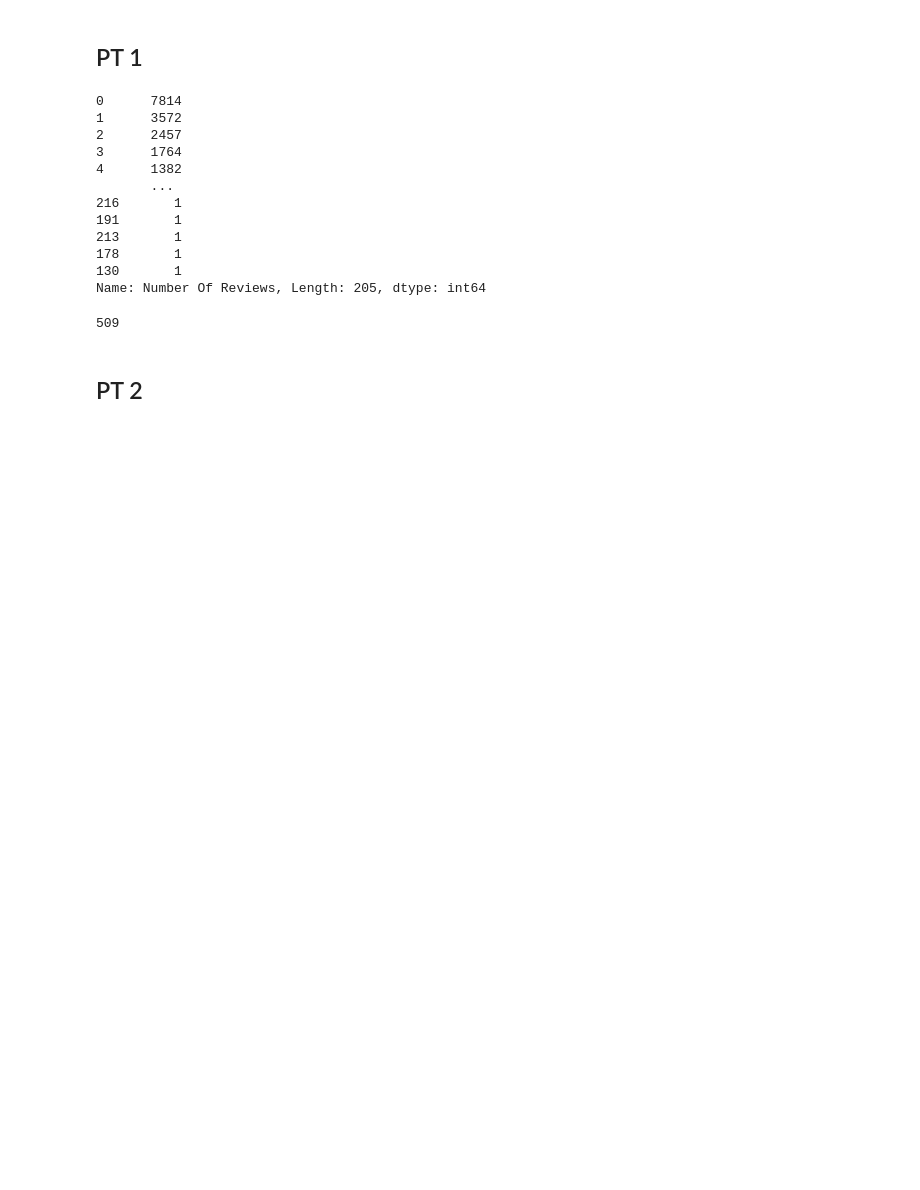
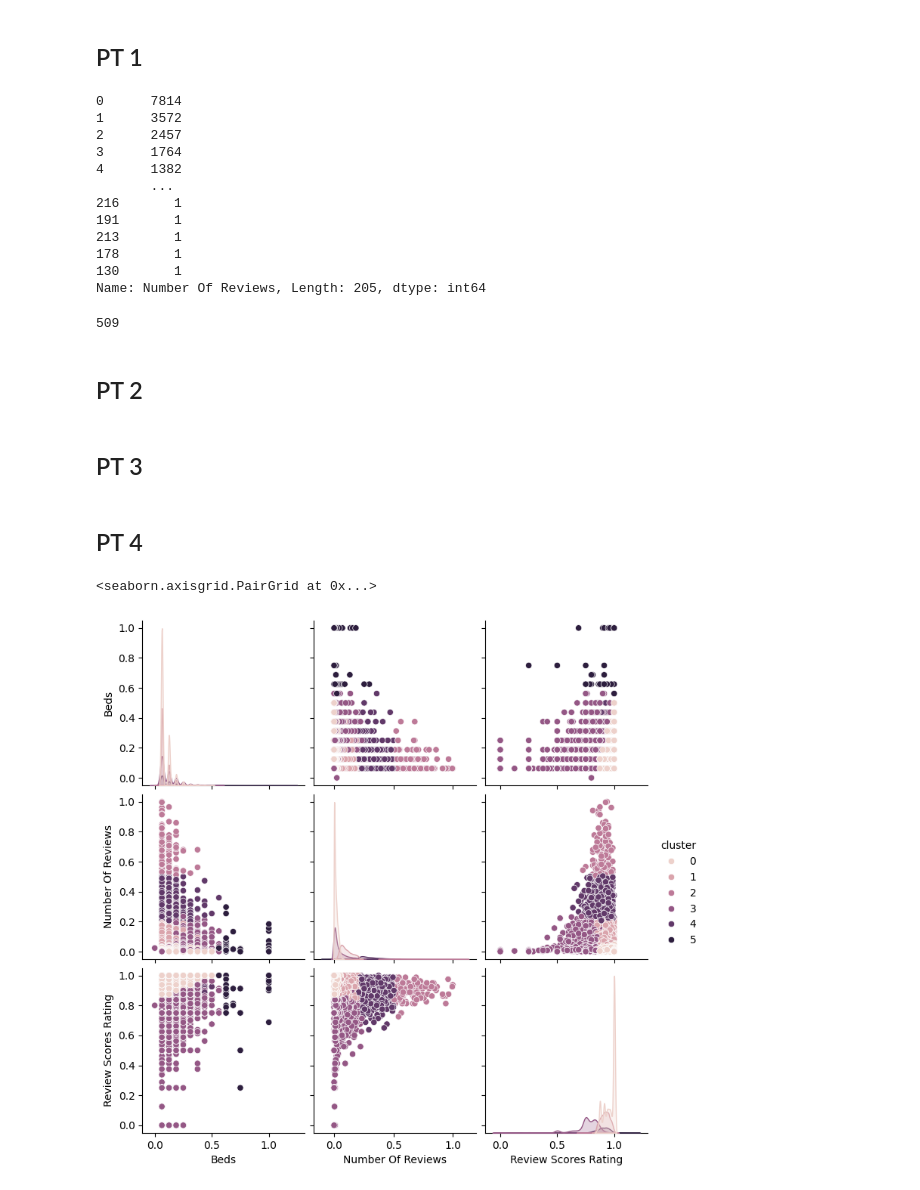
Before and after one commit to rvt9bx/DS3001kmc, a Jupyter notebook: assignment_kmc.ipynb, the cells around one changed output. Saved outputs shown, nothing was run; the diff lists cells and outputs as text; code cells hidden in the pictures; blank space fills up the shorter version.

```diff
--- a/assignment_kmc.ipynb
+++ b/assignment_kmc.ipynb
@@ -78,11 +79,15 @@ df.loc[df['Number Of Reviews']>0,'Review Scores Rating'].isnull().sum() # there
 # %% [markdown]
 ## PT 2
 # %%
-# set X = relevant variables
-X = df.loc[:,['Price','Beds','Number Of Reviews','Review Scores Rating']]
+# set my_df = relevant variables
+my_df = df.loc[:,['Price','Beds','Number Of Reviews','Review Scores Rating']]
 
 # remove null
-X = X.dropna()
+my_df = my_df.dropna()
+
+# select clustering variables
+X = my_df.loc[:,['Beds','Number Of Reviews','Review Scores Rating']]
+y = my_df['Price']
 
 # maxmin normalize
 def maxmin(x):
@@ -90,3 +95,22 @@ def maxmin(x):
     return z
 
 X = X.apply(maxmin)
+# %% [markdown]
+## PT 3
+# %%
+from sklearn.cluster import KMeans
+
+# model and cluster
+initial_centroids = np.random.randint(low=1,high=24,size=6) # Determine initial centroids
+model = KMeans(n_clusters=6, max_iter=1, init = X.iloc[initial_centroids,:],  random_state=0) # Pass centroids and options into the model
+model = model.fit(X) # Initialize a kmc model
+X['cluster'] = model.predict(X) # Predict values
+
+centers = model.cluster_centers_ # Get the computed centers for the kmc model
+# %% [markdown]
+## PT 4
+# %%
+sns.pairplot(X, hue='cluster')
+# %% [output]
+<seaborn.axisgrid.PairGrid at 0x...>
+[figure, added]
```
Also changed, not shown: parts of 15 cells of this notebook.
